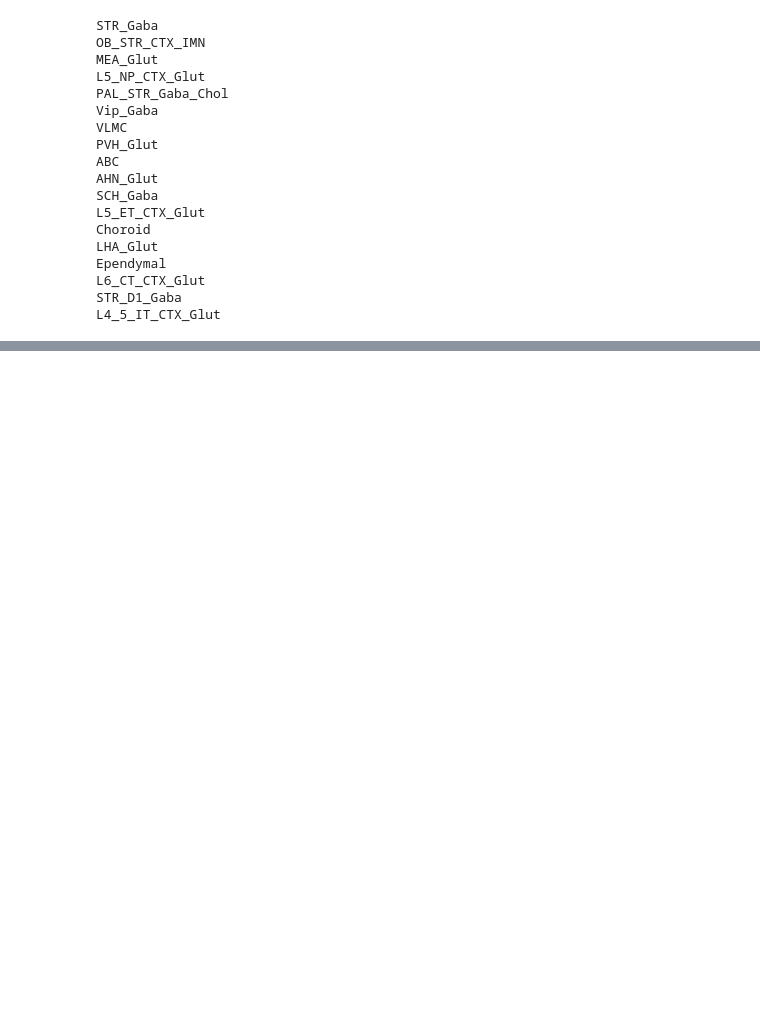
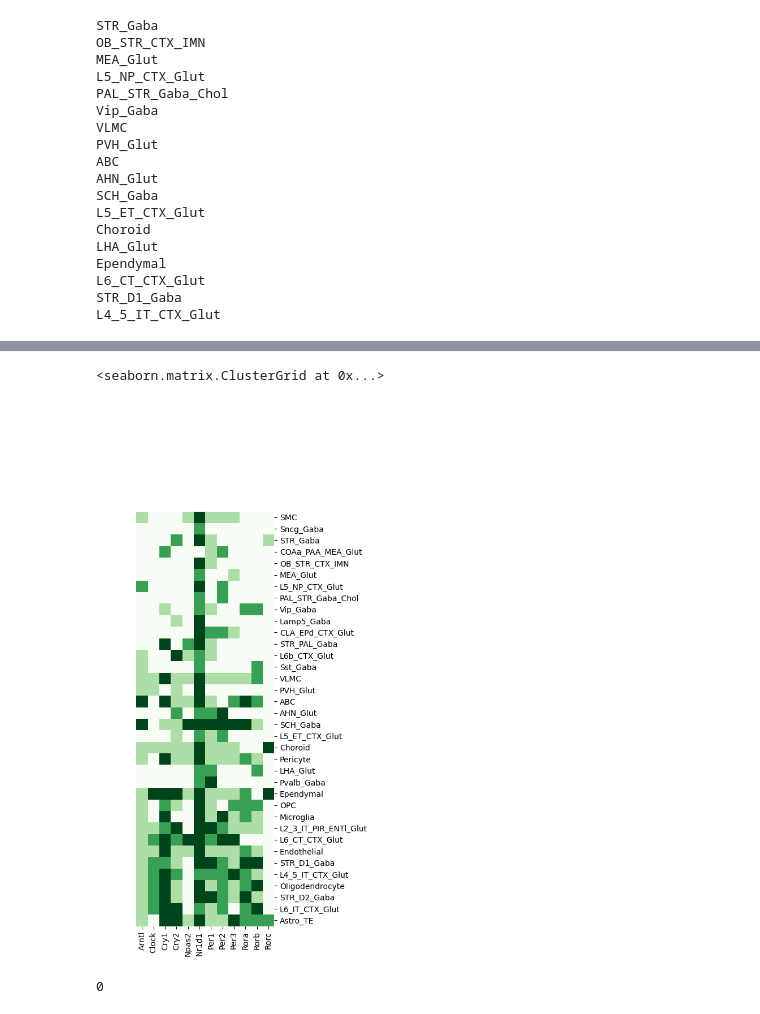
Before and after one commit to Carboneinerte/Pynda_ssc, a Jupyter notebook: v10D_Xenium_Downstream_Analysis_WIP.ipynb, the cells around one changed output, grey strips where cells are left out. Saved outputs shown, nothing was run; the diff lists cells and outputs as text; code cells hidden in the pictures; blank space fills up the shorter version.

Commit message:
clock genes binary

```diff
--- a/v10D_Xenium_Downstream_Analysis_WIP.ipynb
+++ b/v10D_Xenium_Downstream_Analysis_WIP.ipynb
@@ -2621,0 +2626,7 @@ L4_5_IT_CTX_Glut
+# %%
+from module.misc import genes_list
+
+clockgenes = genes_list('clock')
+# %%
+clockgenes.sort()
+clockgenes
@@ -2621,0 +2646,15 @@ L4_5_IT_CTX_Glut
+# %%
+ddf = pd.DataFrame(index=cell_list_under)
+
+
+for key in df.keys():
+
+    for gene in clockgenes:
+        temp = 0
+        if len(df[key]['NS_cyc_filter']['CycID'][df[key]['NS_cyc_filter']['CycID']==gene]) > 0:
+            temp += 0.5
+
+        if len(df[key]['SD_cyc_filter']['CycID'][df[key]['SD_cyc_filter']['CycID']==gene]) > 0:
+            temp += 1
+
+        ddf.loc[key, gene] = temp
@@ -2621,0 +2681,13 @@ L4_5_IT_CTX_Glut
+# %%
+import seaborn as sns
+
+sns.clustermap(ddf, cmap = 'Greens',
+                col_cluster=False,row_cluster=False, cbar = False, cbar_pos=None,figsize=(5,10),
+                )
+# %% [output]
+<seaborn.matrix.ClusterGrid at 0x...>
+[figure, added]
+# %%
+len(df['SCH_Gaba']['SD_cyc_filter']['CycID'][df['SCH_Gaba']['SD_cyc_filter']['CycID']=='Rorc'])
+# %% [output]
+0
```
Also changed, not shown: parts of 6 cells of this notebook.
